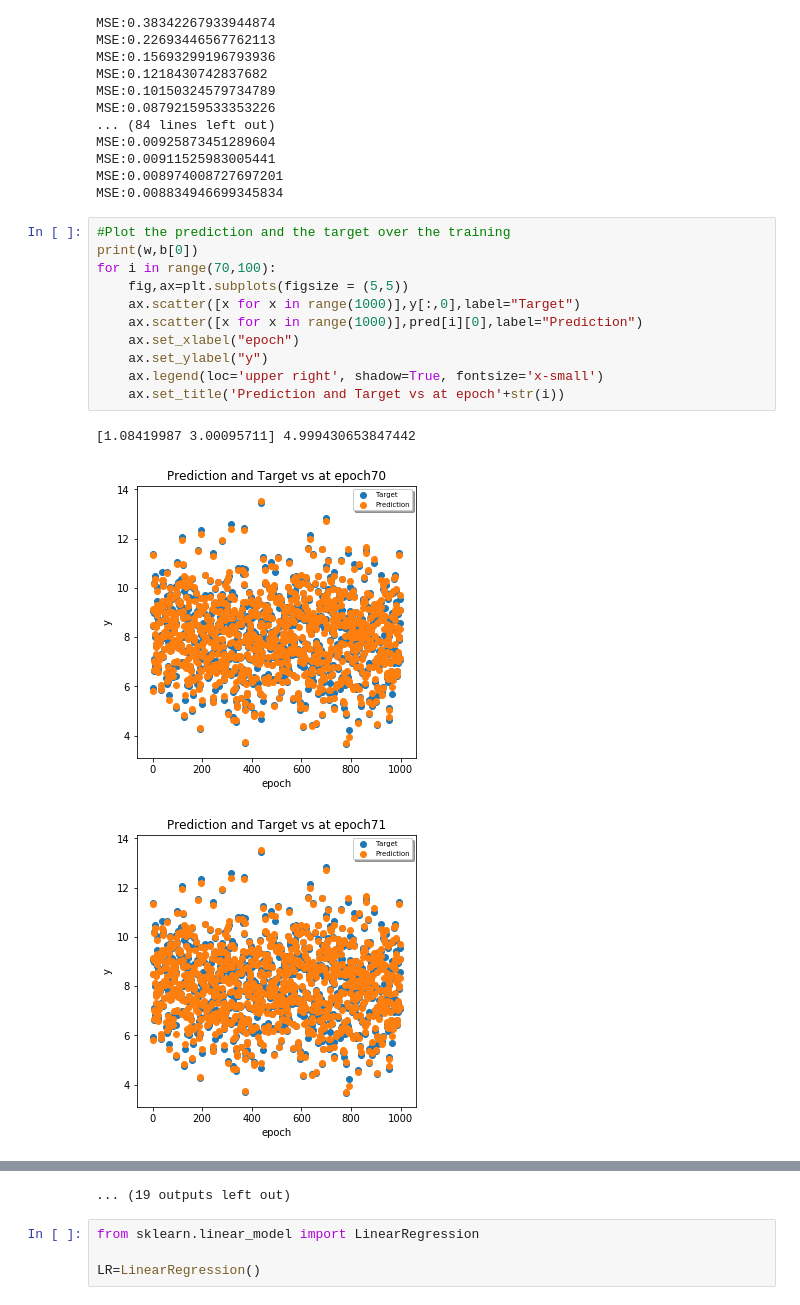
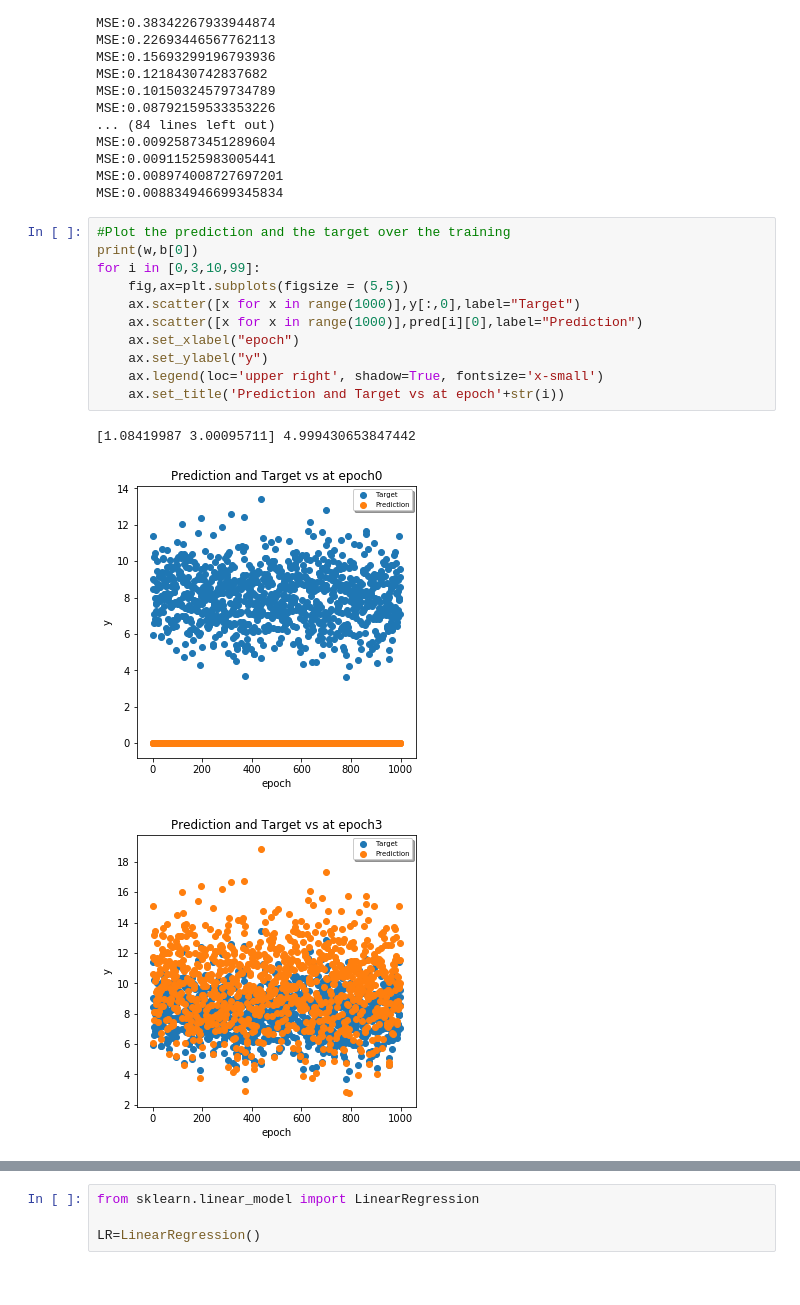
Before and after one commit to adbadre/Machine_Learning_Basis, a Jupyter notebook: Linear Regression.ipynb, the cells around one changed output, grey strips where cells are left out. Drawn from its saved outputs; the diff is of its cells as text.

```diff
--- a/Linear Regression.ipynb
+++ b/Linear Regression.ipynb
@@ -58,15 +58,15 @@ MSE:0.008834946699345834
 # %%
 #Plot the prediction and the target over the training
 print(w,b[0])
-for i in range(70,100):
+for i in [0,3,10,99]:
     fig,ax=plt.subplots(figsize = (5,5))
     ax.scatter([x for x in range(1000)],y[:,0],label="Target")
     ax.scatter([x for x in range(1000)],pred[i][0],label="Prediction")
     ax.set_xlabel("epoch")
     ax.set_ylabel("y")
     ax.legend(loc='upper right', shadow=True, fontsize='x-small')
     ax.set_title('Prediction and Target vs at epoch'+str(i))
 # %% [output]
 [1.08419987 3.00095711] 4.999430653847442
-[figure, old version]
+[figure, new version]
-[figure, old version]
+[figure, new version]
@@ -82,4 +75,3 @@ for i in range(70,100):
-... (19 outputs left out)
 # %%
 from sklearn.linear_model import LinearRegression
 
```
Also changed, not shown: parts of 2 cells of this notebook, 1 other file.
